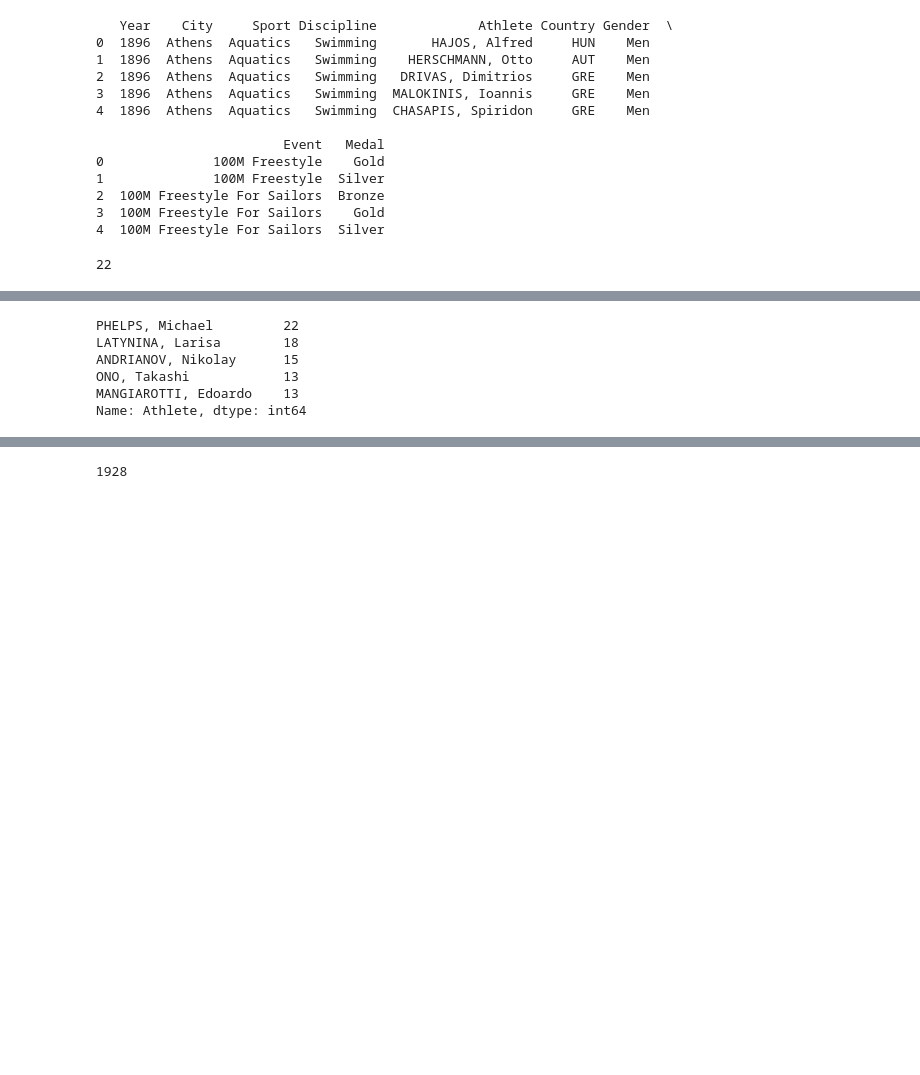
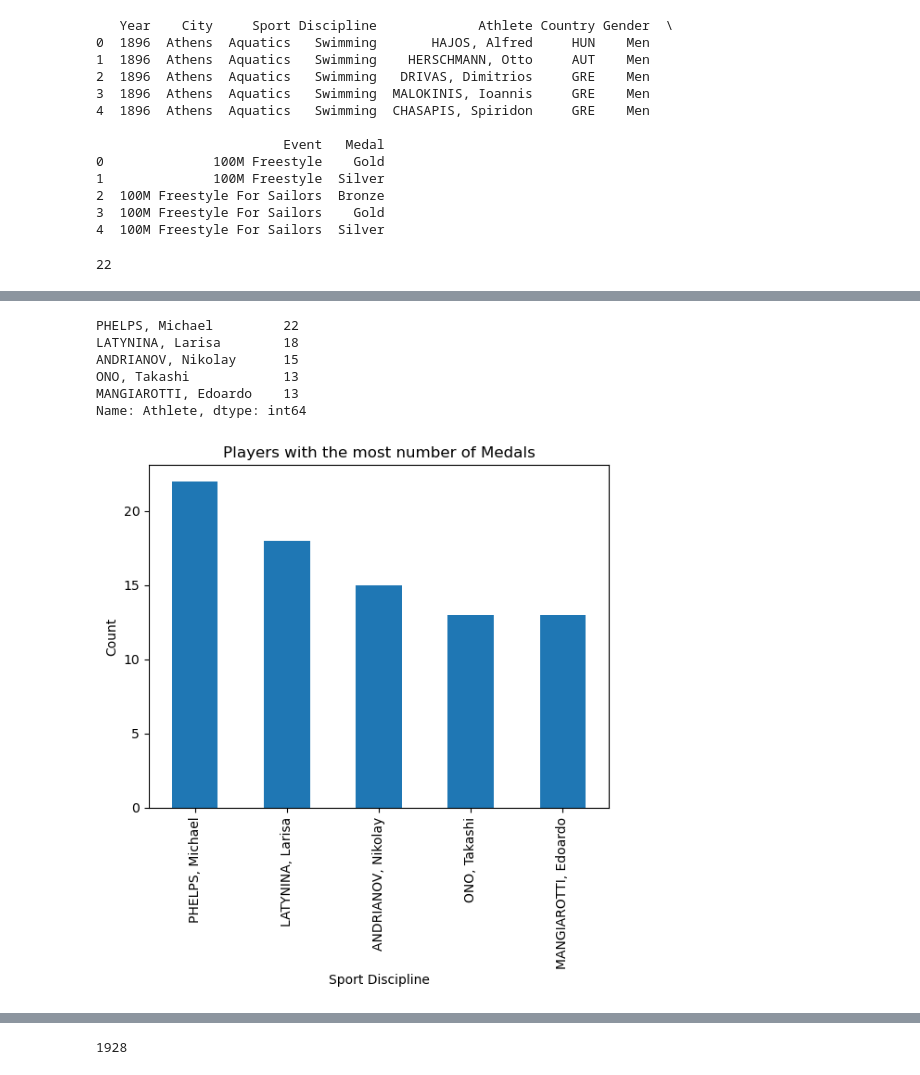
Before and after one commit to Ashv-in/summer_olympics, a Jupyter notebook: olympics.ipynb, the cells around one changed output, grey strips where cells are left out. Drawn from its saved outputs; the diff is of its cells as text; code cells hidden in the pictures; blank space fills up the shorter version.

```diff
--- a/olympics.ipynb
+++ b/olympics.ipynb
@@ -55,13 +68,19 @@ Name: Sport, dtype: int64
 most_medals_player = df['Athlete'].value_counts().head(5)
 # %%
 print(most_medals_player)
+most_medals_player.plot(kind='bar')
+plt.title('Players with the most number of Medals')
+plt.xlabel('Sport Discipline')
+plt.ylabel('Count')
+plt.show()
 # %% [output]
 PHELPS, Michael         22
 LATYNINA, Larisa        18
 ANDRIANOV, Nikolay      15
 ONO, Takashi            13
 MANGIAROTTI, Edoardo    13
 Name: Athlete, dtype: int64
+[figure, added]
 # %%
 most_gold_medals_player = df_gold['Athlete'].value_counts().head(5)
 # %%
```
Also changed, not shown: parts of 5 cells of this notebook.
